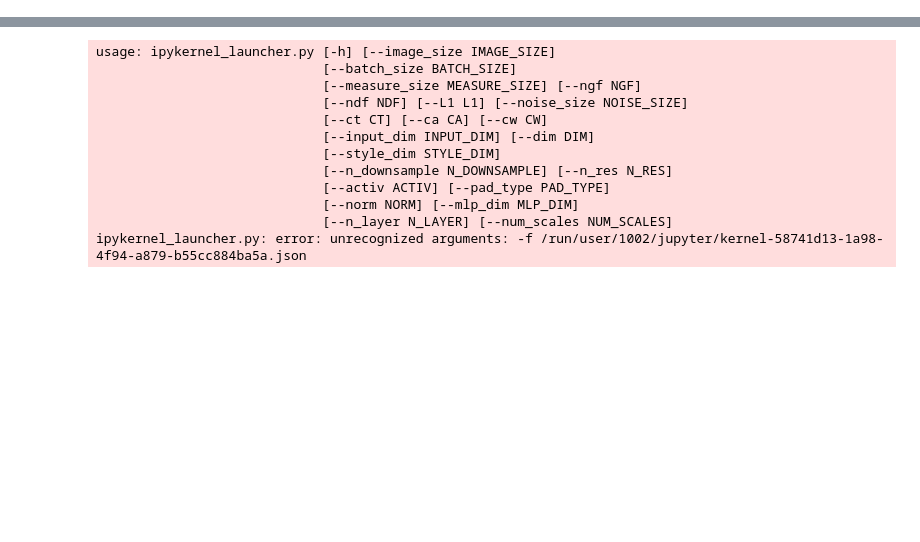
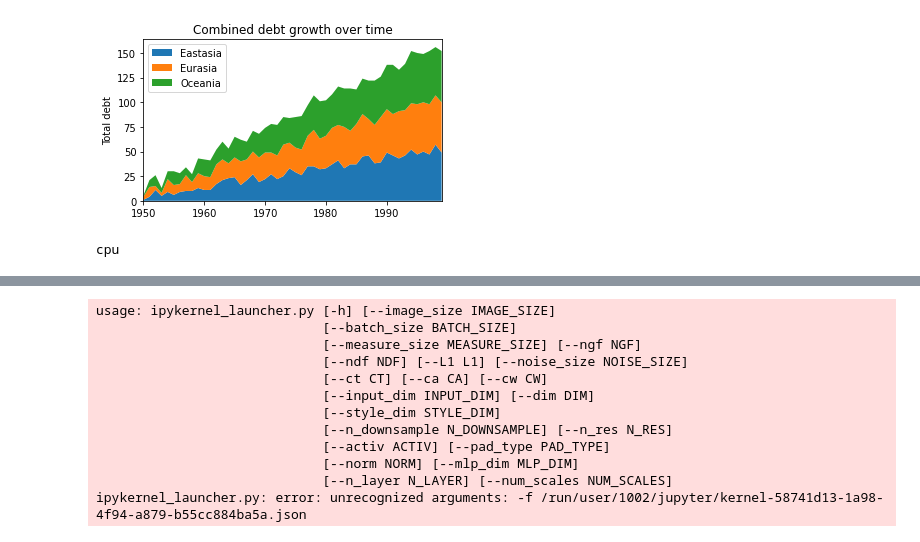
Before and after one commit to YaroslavBespalov/unsupervised_segmentation, a Jupyter notebook: examples/data.ipynb, the cells around one changed output, grey strips where cells are left out. Drawn from its saved outputs; the diff is of its cells as text; code cells hidden in the pictures; blank space fills up the shorter version.

```diff
--- a/examples/data.ipynb
+++ b/examples/data.ipynb
@@ -20,0 +25,19 @@ import matplotlib.image as mpimg
+# %%
+import numpy as np
+import matplotlib.pyplot as plt
+
+rng = np.arange(50)
+rnd = np.random.randint(0, 10, size=(3, rng.size))
+yrs = 1950 + rng
+
+fig, ax = plt.subplots(figsize=(5, 3))
+ax.stackplot(yrs, rng + rnd, labels=['Eastasia', 'Eurasia', 'Oceania'])
+ax.set_title('Combined debt growth over time')
+ax.legend(loc='upper left')
+ax.set_ylabel('Total debt')
+ax.set_xlim(xmin=yrs[0], xmax=yrs[-1])
+fig.tight_layout()
+
+plt.show()
+# %% [output]
+[figure, added]
@@ -20,0 +47,23 @@ import matplotlib.image as mpimg
+# %%
+device = torch.device("cpu")#"cuda:2" if torch.cuda.is_available() else "cpu")
+print(device)
+#torch.cuda.set_device(device)
+
+dataset = ThreeHundredW("/raid/data/300w", train=True, imwidth=500, crop=15)
+
+loader = data.DataLoader(
+        dataset,
+        batch_size=8,
+        drop_last=True,
+    )
+
+test_dataset = ThreeHundredW("/raid/data/300w", train=False, imwidth=500, crop=15)
+
+test_loader = data.DataLoader(
+        test_dataset,
+        batch_size=8,
+        drop_last=True,
+    )
+batch = next(iter(loader))
+# %% [output]
+cpu
```
Also changed, not shown: parts of 27 cells of this notebook, 18 other files.
